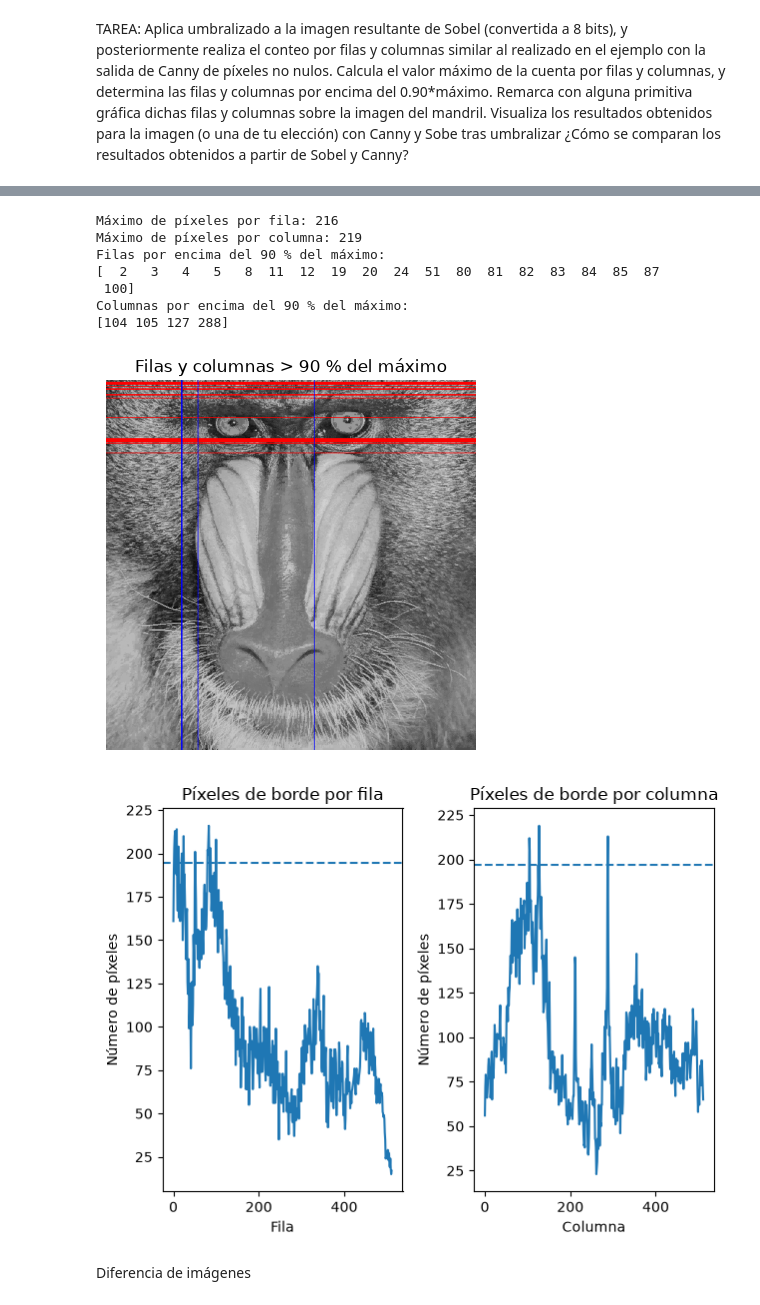
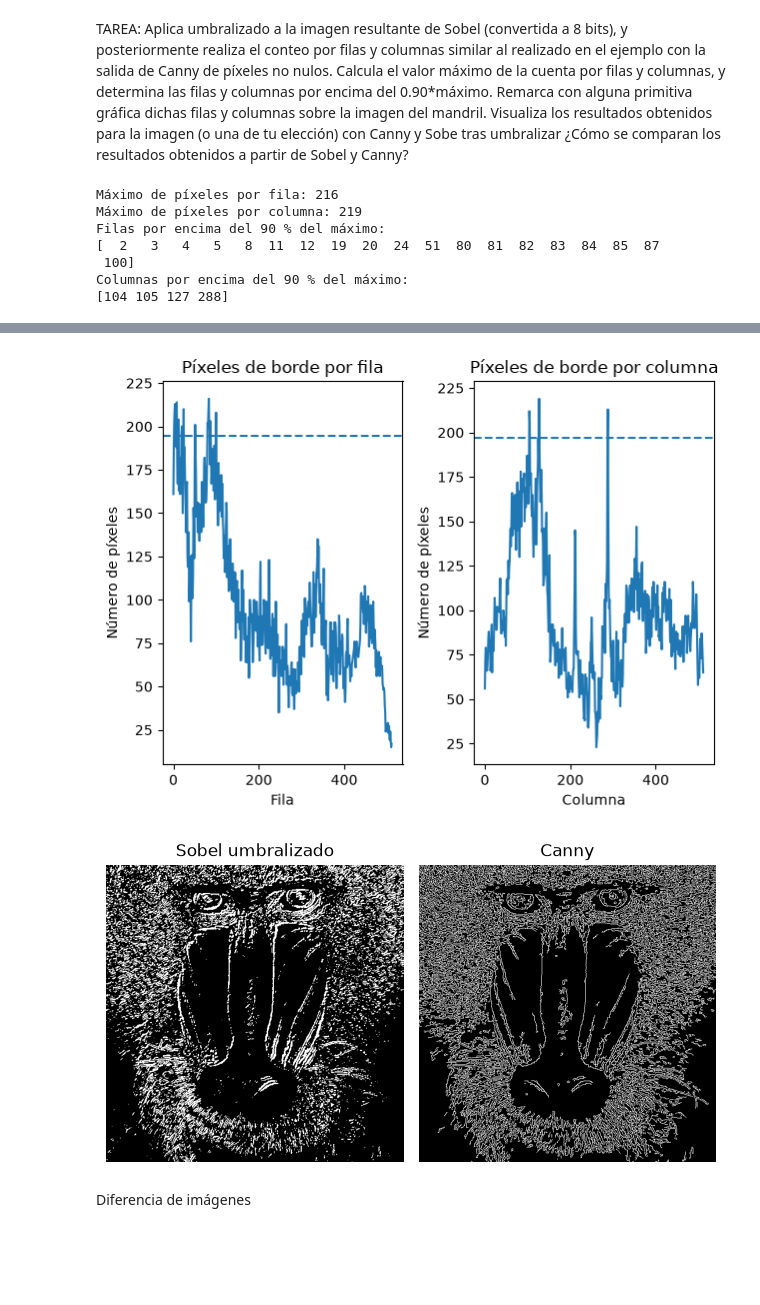
Before and after one commit to 002avid/VC_P2, a Jupyter notebook: VC_P2.ipynb, the cells around one changed output, grey strips where cells are left out. Drawn from its saved outputs; the diff is of its cells as text; code cells hidden in the pictures; blank space fills up the shorter version.

```diff
--- a/VC_P2.ipynb
+++ b/VC_P2.ipynb
@@ -347,12 +347,6 @@ TAREA: Aplica umbralizado a la imagen resultante de Sobel (convertida a 8 bits),
 valorUmbralSobel = 100
 
 _, sobelUmbralizado = cv2.threshold(sobel8, valorUmbralSobel, 255, cv2.THRESH_BINARY)
-
-plt.figure()
-plt.imshow(sobelUmbralizado, cmap='gray')
-plt.title("Sobel umbralizado")
-plt.axis("off")
-plt.show()
 
 cuentaFilas = np.count_nonzero(sobelUmbralizado, axis=1)
 cuentaColumnas = np.count_nonzero(sobelUmbralizado, axis=0)
@@ -375,7 +369,7 @@ print(filasImportantes)
 print("Columnas por encima del 90 % del máximo:")
 print(columnasImportantes)
 
-mandrilMarcado = cv2.cvtColor(gris, cv2.COLOR_GRAY2BGR)
+mandrilMarcado = cv2.cvtColor(sobelUmbralizado, cv2.COLOR_GRAY2BGR)
 
 for row in filasImportantes:
     cv2.line(mandrilMarcado, (0, row), (mandrilMarcado.shape[1] - 1, row), (0, 0, 255), 1)
@@ -407,4 +401,32 @@ plt.ylabel("Número de píxeles")
 
 plt.tight_layout()
 plt.show()
+
+# ---------------------------------------------------------
+# COMPARACIÓN ENTRE SOBEL Y CANNY
+# ---------------------------------------------------------
+
+# Mostrar juntos los resultados de Sobel umbralizado y Canny
+
+plt.figure()
+
+plt.subplot(1, 2, 1)
+plt.imshow(sobelUmbralizado, cmap='gray')
+plt.title("Sobel umbralizado")
+plt.axis("off")
+
+plt.subplot(1, 2, 2)
+plt.imshow(canny, cmap='gray')
+plt.title("Canny")
+plt.axis("off")
+
+plt.tight_layout()
+plt.show()
 # %% [output]
+Máximo de píxeles por fila: 216
+Máximo de píxeles por columna: 219
+Filas por encima del 90 % del máximo:
+[  2   3   4   5   8  11  12  19  20  24  51  80  81  82  83  84  85  87
+ 100]
+Columnas por encima del 90 % del máximo:
+[104 105 127 288]
@@ -412,12 +434,5 @@ plt.show()
-Máximo de píxeles por fila: 216
-Máximo de píxeles por columna: 219
-Filas por encima del 90 % del máximo:
-[  2   3   4   5   8  11  12  19  20  24  51  80  81  82  83  84  85  87
- 100]
-Columnas por encima del 90 % del máximo:
-[104 105 127 288]
-[figure, old version]
+[figure, new version]
-[figure, old version]
+[figure, new version]
 # %% [markdown]
 Diferencia de imágenes
 # %%
```
Also changed, not shown: parts of 1 cell of this notebook.
